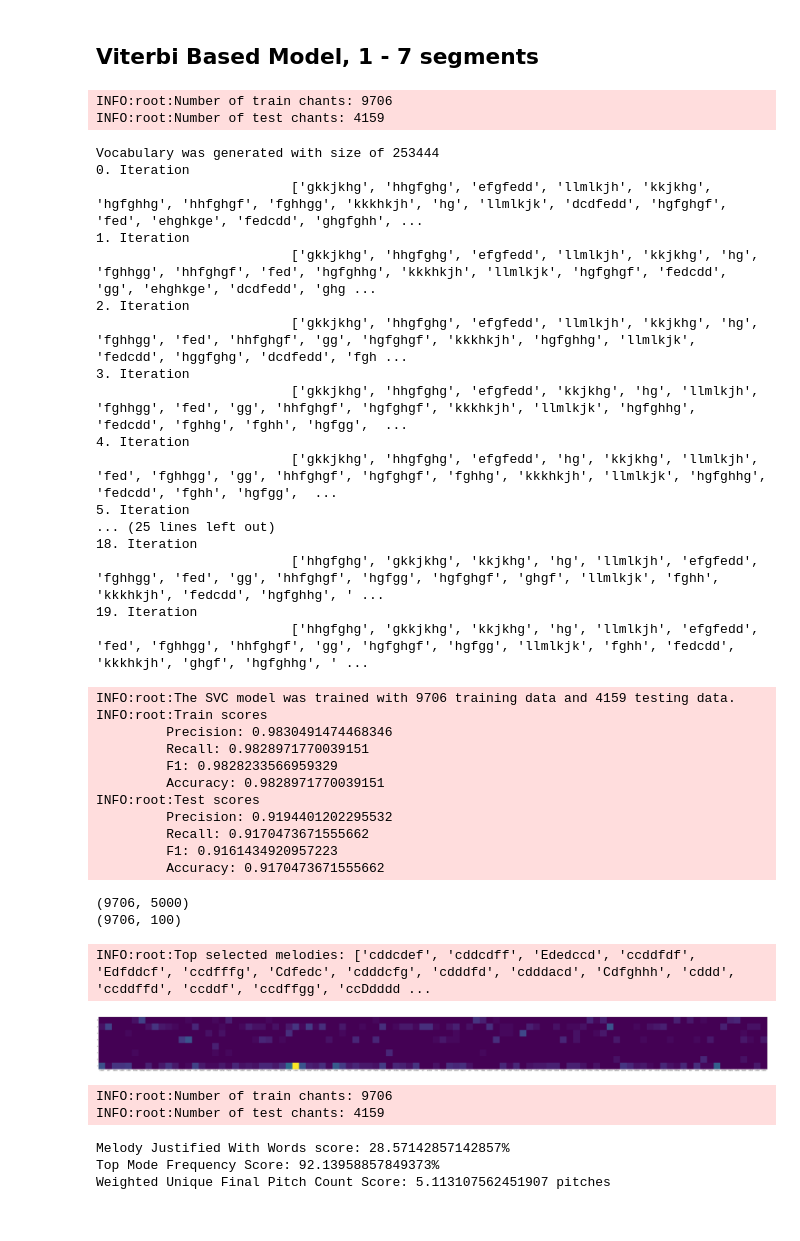
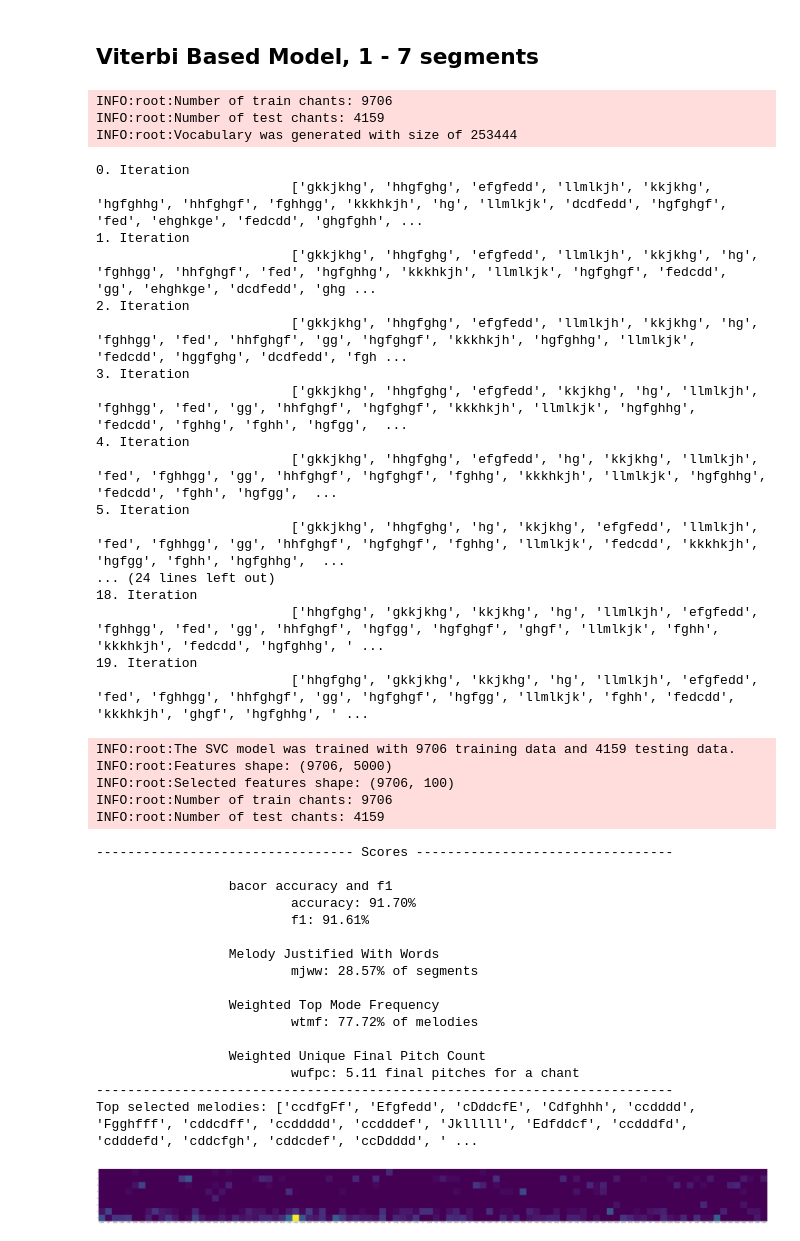
Before and after one commit to lanzv/Master-Thesis, a Jupyter notebook: models/experiments.ipynb, the cells around one changed output. Cells and saved outputs as stored; diff of their text form; code cells hidden in the pictures.

```diff
--- a/models/experiments.ipynb
+++ b/models/experiments.ipynb
@@ -392,66 +714,56 @@ Weighted Unique Final Pitch Count Score: 5.972336169779978 pitches
 # %%
 from src.utils.loader import prepare_dataset
 from src.models.viterbi_based_model import ViterbiBasedModel
-from src.eval.bacor_score import bacor_score
-from src.eval.mjww_score import mjww_score
-from src.eval.tmf_score import tmf_score
-from src.eval.wufpc_score import wufpc_score
+from src.eval.pipeline import evaluation_pipeline
 
 # Get Data
 X, y = prepare_dataset()
 # Init model
 model = ViterbiBasedModel(min_size=1, max_size=7)
 # Train and Fit model
 final_segmentation = model.predict_segments(X, iterations=20)
 # Evaluate model
-X_train, y_train = final_segmentation[:9706], y[:9706]
-X_test, y_test = final_segmentation[9706:], y[9706:]
-scores, important_melodies, melody_mode_frequencies, trained_model = bacor_score(
-    X_train, y_train, X_test, y_test, max_features = 100
-  )
-mjww_score = mjww_score(final_segmentation)
-print("Melody Justified With Words score: {}%".format(mjww_score*100))
-tmf_score = tmf_score(final_segmentation, y)
-print("Top Mode Frequency Score: {}%".format(tmf_score*100))
-wufpc_score = wufpc_score(final_segmentation)
-print("Weighted Unique Final Pitch Count Score: {} pitches".format(wufpc_score))
+bacor, mjww, wtmf, wufpc, top_melodies, melody_mode_frequencies, bacor_model = evaluation_pipeline(final_segmentation, y)
 # %% [output]
 INFO:root:Number of train chants: 9706
 INFO:root:Number of test chants: 4159
+INFO:root:Vocabulary was generated with size of 253444
-Vocabulary was generated with size of 253444
 0. Iteration
                          ['gkkjkhg', 'hhgfghg', 'efgfedd', 'llmlkjh', 'kkjkhg', 'hgfghhg', 'hhfghgf', 'fghhgg', 'kkkhkjh', 'hg', 'llmlkjk', 'dcdfedd', 'hgfghgf', 'fed', 'ehghkge', 'fedcdd', 'ghgfghh', ...
 1. Iteration
                          ['gkkjkhg', 'hhgfghg', 'efgfedd', 'llmlkjh', 'kkjkhg', 'hg', 'fghhgg', 'hhfghgf', 'fed', 'hgfghhg', 'kkkhkjh', 'llmlkjk', 'hgfghgf', 'fedcdd', 'gg', 'ehghkge', 'dcdfedd', 'ghg ...
 2. Iteration
                          ['gkkjkhg', 'hhgfghg', 'efgfedd', 'llmlkjh', 'kkjkhg', 'hg', 'fghhgg', 'fed', 'hhfghgf', 'gg', 'hgfghgf', 'kkkhkjh', 'hgfghhg', 'llmlkjk', 'fedcdd', 'hggfghg', 'dcdfedd', 'fgh ...
 3. Iteration
                          ['gkkjkhg', 'hhgfghg', 'efgfedd', 'kkjkhg', 'hg', 'llmlkjh', 'fghhgg', 'fed', 'gg', 'hhfghgf', 'hgfghgf', 'kkkhkjh', 'llmlkjk', 'hgfghhg', 'fedcdd', 'fghhg', 'fghh', 'hgfgg',  ...
 4. Iteration
                          ['gkkjkhg', 'hhgfghg', 'efgfedd', 'hg', 'kkjkhg', 'llmlkjh', 'fed', 'fghhgg', 'gg', 'hhfghgf', 'hgfghgf', 'fghhg', 'kkkhkjh', 'llmlkjk', 'hgfghhg', 'fedcdd', 'fghh', 'hgfgg',  ...
 5. Iteration
-... (25 lines left out)
+                         ['gkkjkhg', 'hhgfghg', 'hg', 'kkjkhg', 'efgfedd', 'llmlkjh', 'fed', 'fghhgg', 'gg', 'hhfghgf', 'hgfghgf', 'fghhg', 'llmlkjk', 'fedcdd', 'kkkhkjh', 'hgfgg', 'fghh', 'hgfghhg',  ...
+... (24 lines left out)
 18. Iteration
                          ['hhgfghg', 'gkkjkhg', 'kkjkhg', 'hg', 'llmlkjh', 'efgfedd', 'fghhgg', 'fed', 'gg', 'hhfghgf', 'hgfgg', 'hgfghgf', 'ghgf', 'llmlkjk', 'fghh', 'kkkhkjh', 'fedcdd', 'hgfghhg', ' ...
 19. Iteration
                          ['hhgfghg', 'gkkjkhg', 'kkjkhg', 'hg', 'llmlkjh', 'efgfedd', 'fed', 'fghhgg', 'hhfghgf', 'gg', 'hgfghgf', 'hgfgg', 'llmlkjk', 'fghh', 'fedcdd', 'kkkhkjh', 'ghgf', 'hgfghhg', ' ...
 INFO:root:The SVC model was trained with 9706 training data and 4159 testing data.
-INFO:root:Train scores
-         Precision: 0.9830491474468346
-         Recall: 0.9828971770039151
-         F1: 0.9828233566959329
-         Accuracy: 0.9828971770039151
-INFO:root:Test scores
-         Precision: 0.9194401202295532
-         Recall: 0.9170473671555662
-         F1: 0.9161434920957223
-         Accuracy: 0.9170473671555662
+INFO:root:Features shape: (9706, 5000)
+INFO:root:Selected features shape: (9706, 100)
+INFO:root:Number of train chants: 9706
+INFO:root:Number of test chants: 4159
-(9706, 5000)
-(9706, 100)
+--------------------------------- Scores ---------------------------------
+
+                 bacor accuracy and f1
+                         accuracy: 91.70%
+                         f1: 91.61%
+
+                 Melody Justified With Words
+                         mjww: 28.57% of segments
+
+                 Weighted Top Mode Frequency
+                         wtmf: 77.72% of melodies
+
+                 Weighted Unique Final Pitch Count
+                         wufpc: 5.11 final pitches for a chant
+--------------------------------------------------------------------------
+Top selected melodies: ['ccdfgFf', 'Efgfedd', 'cDddcfE', 'Cdfghhh', 'ccdddd', 'Fgghfff', 'cddcdff', 'ccddddd', 'ccdddef', 'Jklllll', 'Edfddcf', 'ccdddfd', 'cdddefd', 'cddcfgh', 'cddcdef', 'ccDdddd', ' ...
-INFO:root:Top selected melodies: ['cddcdef', 'cddcdff', 'Ededccd', 'ccddfdf', 'Edfddcf', 'ccdfffg', 'Cdfedc', 'cdddcfg', 'cdddfd', 'cdddacd', 'Cdfghhh', 'cddd', 'ccddffd', 'ccddf', 'ccdffgg', 'ccDdddd ...
-[figure, old version]
+[figure, new version]
-INFO:root:Number of train chants: 9706
-INFO:root:Number of test chants: 4159
-Melody Justified With Words score: 28.57142857142857%
-Top Mode Frequency Score: 92.13958857849373%
-Weighted Unique Final Pitch Count Score: 5.113107562451907 pitches
```
Also changed, not shown: parts of 23 cells of this notebook, 17 other files.
